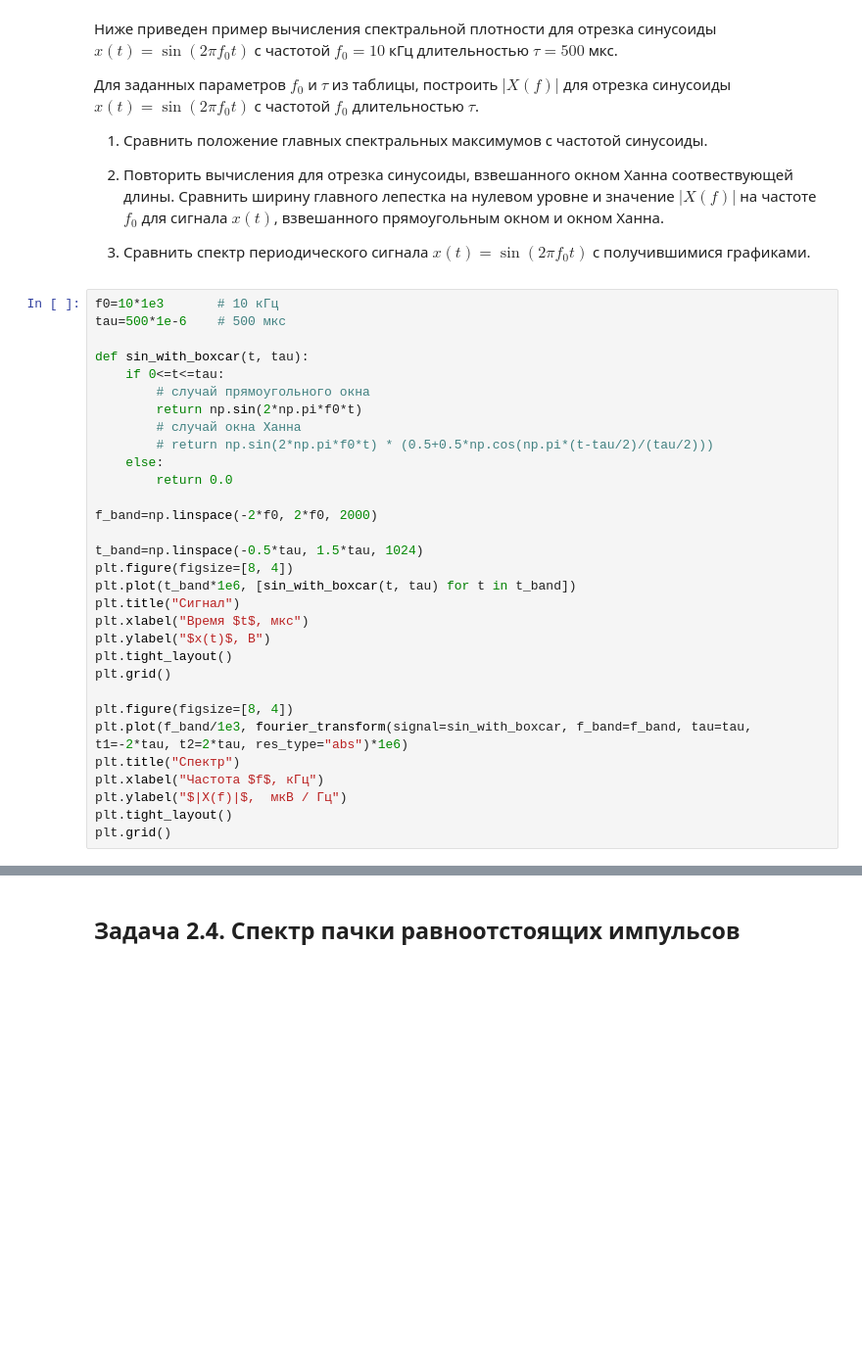
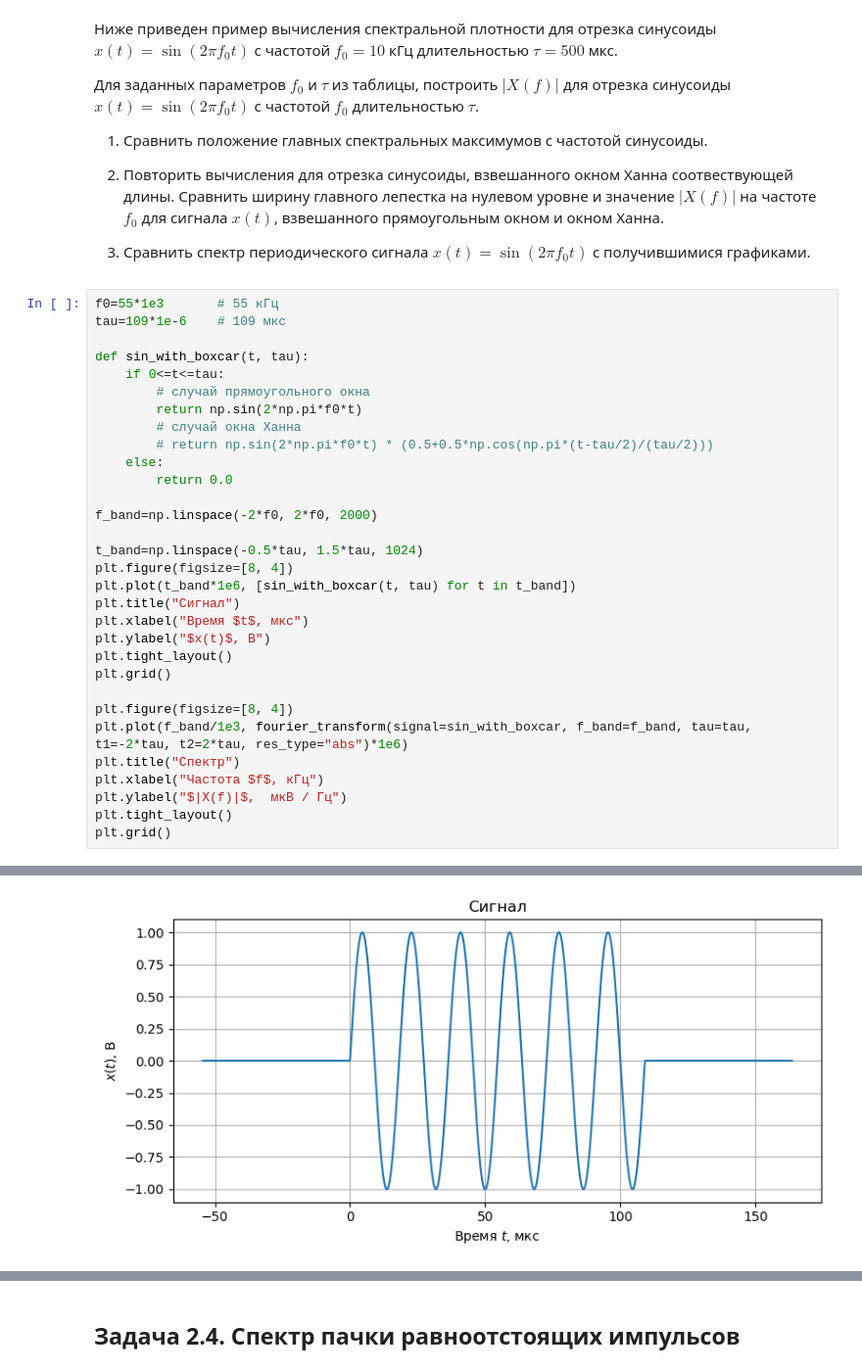
Before and after one commit to armanincredible/MIPT-RT-PHYS, a Jupyter notebook: lab1/Lab1_task.ipynb, the cells around one changed output, grey strips where cells are left out. Shown at 98% size. Drawn from its saved outputs; the diff is of its cells as text; blank space fills up the shorter version.

```diff
--- a/lab1/Lab1_task.ipynb
+++ b/lab1/Lab1_task.ipynb
@@ -376,8 +398,8 @@ plt.grid()
 
 3) Сравнить спектр периодического сигнала  $x(t)=\sin(2\pi f_0 t)$ с получившимися графиками.
 # %%
-f0=10*1e3       # 10 кГц
-tau=500*1e-6    # 500 мкс
+f0=55*1e3       # 55 кГц
+tau=109*1e-6    # 109 мкс
 
 def sin_with_boxcar(t, tau):
     if 0<=t<=tau:
@@ -413,0 +432 @@ plt.grid()
+[figure, added]
```
Also changed, not shown: parts of 19 cells of this notebook, 8 other files.
